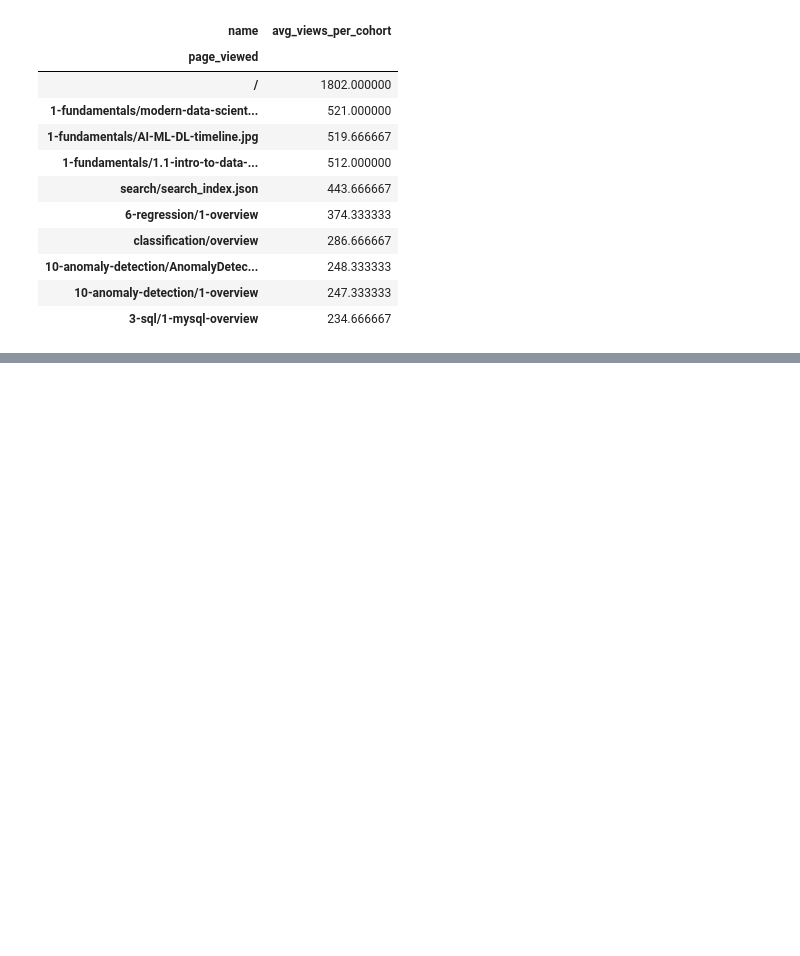
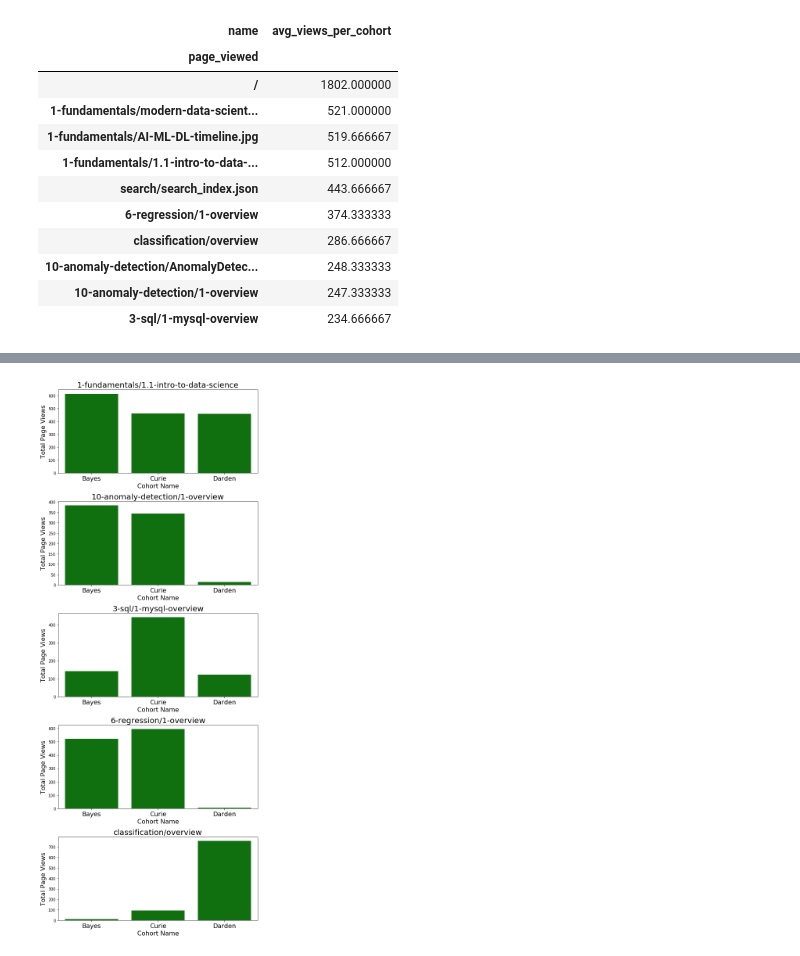
Before and after one commit to SamuelD-Data/anomaly-detection-project, a Jupyter notebook: anomaly_detection_project_notebook.ipynb, the cells around one changed output, grey strips where cells are left out. Cells and saved outputs as stored; diff of their text form; code cells hidden in the pictures; blank space fills up the shorter version.

```diff
--- a/anomaly_detection_project_notebook.ipynb
+++ b/anomaly_detection_project_notebook.ipynb
@@ -247,0 +366,6 @@ Note: The top page, " / ", was not counted since it's not a lesson.
+# %%
+high_ds_view_cols = ['1-fundamentals/1.1-intro-to-data-science', '6-regression/1-overview', 'classification/overview', '10-anomaly-detection/1-overview', '3-sql/1-mysql-overview']
+
+ds_popular_lesson_views = ds[ds.page_viewed.isin(high_ds_view_cols)]
+
+ds_popular_lesson_views
@@ -247,0 +387,4 @@ Note: The top page, " / ", was not counted since it's not a lesson.
+# %%
+ds_popular_lesson_views_ct = pd.crosstab(ds_popular_lesson_views.name, ds_popular_lesson_views.page_viewed)
+
+ds_popular_lesson_views_ct.head()
@@ -247,0 +397,16 @@ Note: The top page, " / ", was not counted since it's not a lesson.
+# %%
+x = 1
+plt.figure(figsize=(8,20))
+
+for col in ds_popular_lesson_views_ct.columns:
+    plt.subplot(5,1,x)
+    x = x + 1
+    sns.barplot(x = ds_popular_lesson_views_ct.index, y = ds_popular_lesson_views_ct[col],color='Green')
+    plt.xticks(fontsize = 16)
+    plt.title(col, fontsize = 20)
+    plt.xlabel('Cohort Name', fontsize = 16)
+    plt.ylabel('Total Page Views', fontsize = 16)
+
+plt.tight_layout()
+# %% [output]
+[figure, added]
```
Also changed, not shown: parts of 21 cells of this notebook.
